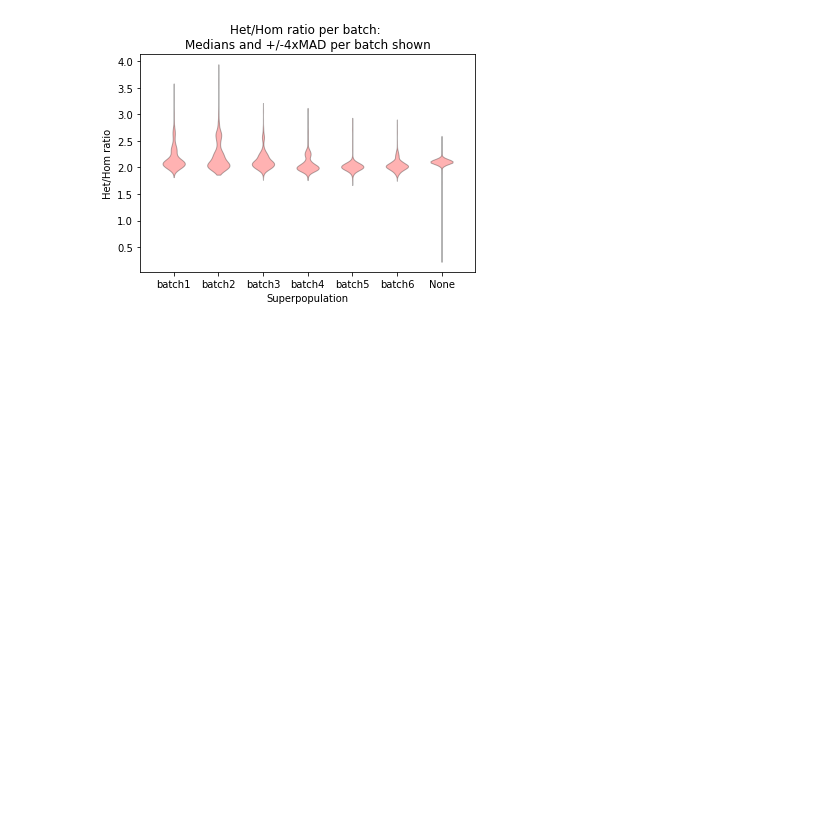
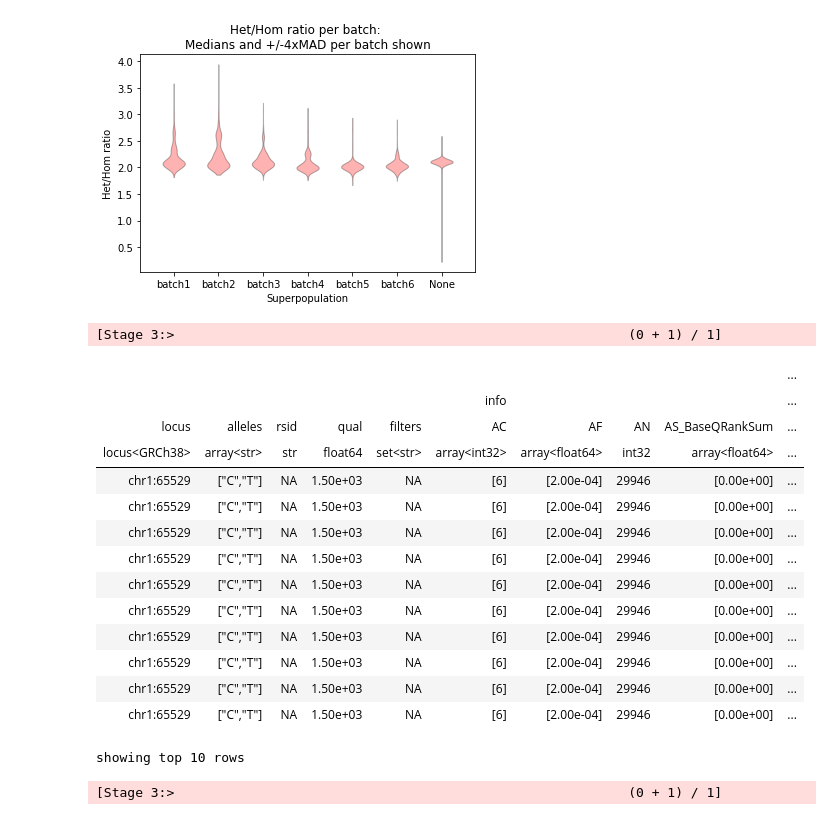
Before and after one commit to wtsi-hgi/wes-qc, a Jupyter notebook: jupyter_notebooks/sample_qc/non_stratified_sample_qc.ipynb, the cells around one changed output. Saved outputs shown, nothing was run; the diff lists cells and outputs as text; code cells hidden in the pictures; blank space fills up the shorter version.

```diff
--- a/jupyter_notebooks/sample_qc/non_stratified_sample_qc.ipynb
+++ b/jupyter_notebooks/sample_qc/non_stratified_sample_qc.ipynb
@@ -461,3 +461,26 @@ plot_file = "/lustre/scratch123/qc/plots/sample_qc/titv_rhethom_not_strat.html"
 output_file(tmp_file)
 save(p)
 os.rename(tmp_file, plot_file)
+# %%
+#There are clearly some variant problems
+#investigate filtering by GQ, DP and VAF to exclude false positive variants and then re-run sample QC
+mtfile = lustre_dir + "matrixtables/gatk_unprocessed.mt"
+mt = hl.read_matrix_table(mtfile)
+mt.entries().show()
+# %% [output]
+[Stage 3:>                                                          (0 + 1) / 1]
+|  |  |  |  |  |  |  |  |  | ... |
+|  |  |  |  |  | info |  |  |  | ... |
+| locus | alleles | rsid | qual | filters | AC | AF | AN | AS_BaseQRankSum | ... |
+| locus<GRCh38> | array<str> | str | float64 | set<str> | array<int32> | array<float64> | int32 | array<float64> | ... |
+| chr1:65529 | ["C","T"] | NA | 1.50e+03 | NA | [6] | [2.00e-04] | 29946 | [0.00e+00] | ... |
+| chr1:65529 | ["C","T"] | NA | 1.50e+03 | NA | [6] | [2.00e-04] | 29946 | [0.00e+00] | ... |
+| chr1:65529 | ["C","T"] | NA | 1.50e+03 | NA | [6] | [2.00e-04] | 29946 | [0.00e+00] | ... |
+| chr1:65529 | ["C","T"] | NA | 1.50e+03 | NA | [6] | [2.00e-04] | 29946 | [0.00e+00] | ... |
+| chr1:65529 | ["C","T"] | NA | 1.50e+03 | NA | [6] | [2.00e-04] | 29946 | [0.00e+00] | ... |
+| chr1:65529 | ["C","T"] | NA | 1.50e+03 | NA | [6] | [2.00e-04] | 29946 | [0.00e+00] | ... |
+| chr1:65529 | ["C","T"] | NA | 1.50e+03 | NA | [6] | [2.00e-04] | 29946 | [0.00e+00] | ... |
+| chr1:65529 | ["C","T"] | NA | 1.50e+03 | NA | [6] | [2.00e-04] | 29946 | [0.00e+00] | ... |
+| chr1:65529 | ["C","T"] | NA | 1.50e+03 | NA | [6] | [2.00e-04] | 29946 | [0.00e+00] | ... |
+| chr1:65529 | ["C","T"] | NA | 1.50e+03 | NA | [6] | [2.00e-04] | 29946 | [0.00e+00] | ... |
+showing top 10 rows
@@ -463,0 +491,5 @@ os.rename(tmp_file, plot_file)
+# %%
+#calculate VAF
+vaf = mt.AD[1] / hl.sum(mt.AD)
+# %% [output]
+[Stage 3:>                                                          (0 + 1) / 1]
```
Also changed, not shown: parts of 20 cells of this notebook, 3 other files.
